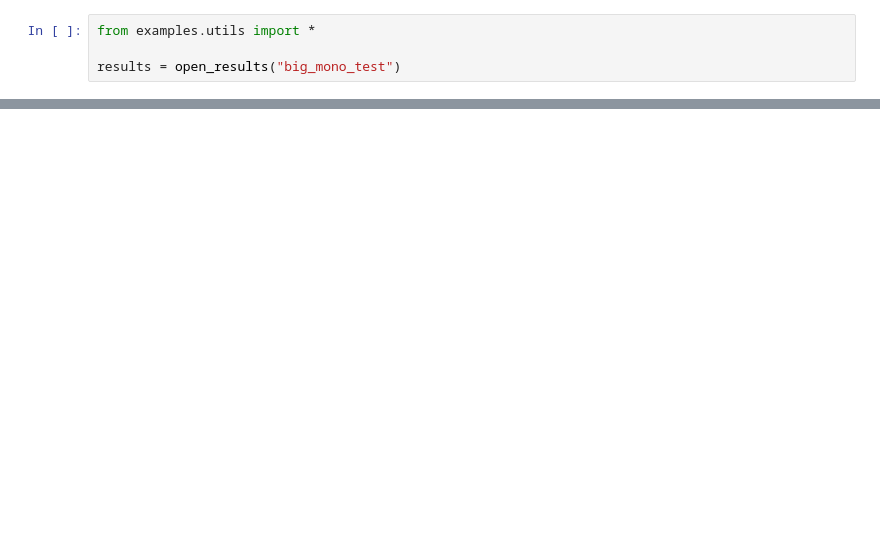
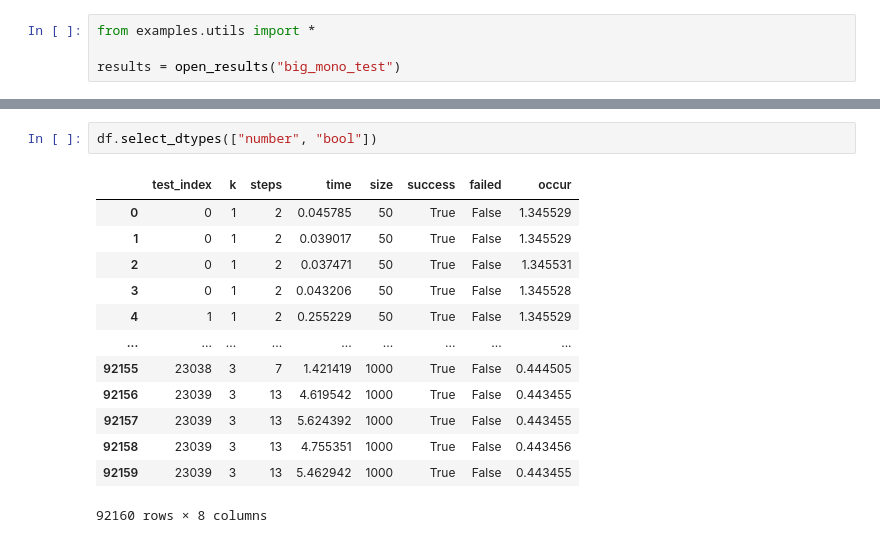
Before and after one commit to iraedeus/pysatl-mpest, a Jupyter notebook: examples/results_accumulation.ipynb, the cells around one changed output, grey strips where cells are left out. Drawn from its saved outputs; the diff is of its cells as text; blank space fills up the shorter version.

```diff
--- a/examples/results_accumulation.ipynb
+++ b/examples/results_accumulation.ipynb
@@ -111,0 +59,16 @@ for model in results_data.keys():
+# %%
+df.select_dtypes(["number", "bool"])
+# %% [output]
+|  | test_index | k | steps | time | size | success | failed | occur |
+| 0 | 0 | 1 | 2 | 0.045785 | 50 | True | False | 1.345529 |
+| 1 | 0 | 1 | 2 | 0.039017 | 50 | True | False | 1.345529 |
+| 2 | 0 | 1 | 2 | 0.037471 | 50 | True | False | 1.345531 |
+| 3 | 0 | 1 | 2 | 0.043206 | 50 | True | False | 1.345528 |
+| 4 | 1 | 1 | 2 | 0.255229 | 50 | True | False | 1.345529 |
+| ... | ... | ... | ... | ... | ... | ... | ... | ... |
+| 92155 | 23038 | 3 | 7 | 1.421419 | 1000 | True | False | 0.444505 |
+| 92156 | 23039 | 3 | 13 | 4.619542 | 1000 | True | False | 0.443455 |
+| 92157 | 23039 | 3 | 13 | 5.624392 | 1000 | True | False | 0.443455 |
+| 92158 | 23039 | 3 | 13 | 4.755351 | 1000 | True | False | 0.443456 |
+| 92159 | 23039 | 3 | 13 | 5.462942 | 1000 | True | False | 0.443455 |
+92160 rows × 8 columns
```
Also changed, not shown: parts of 21 cells of this notebook, 9 other files.
